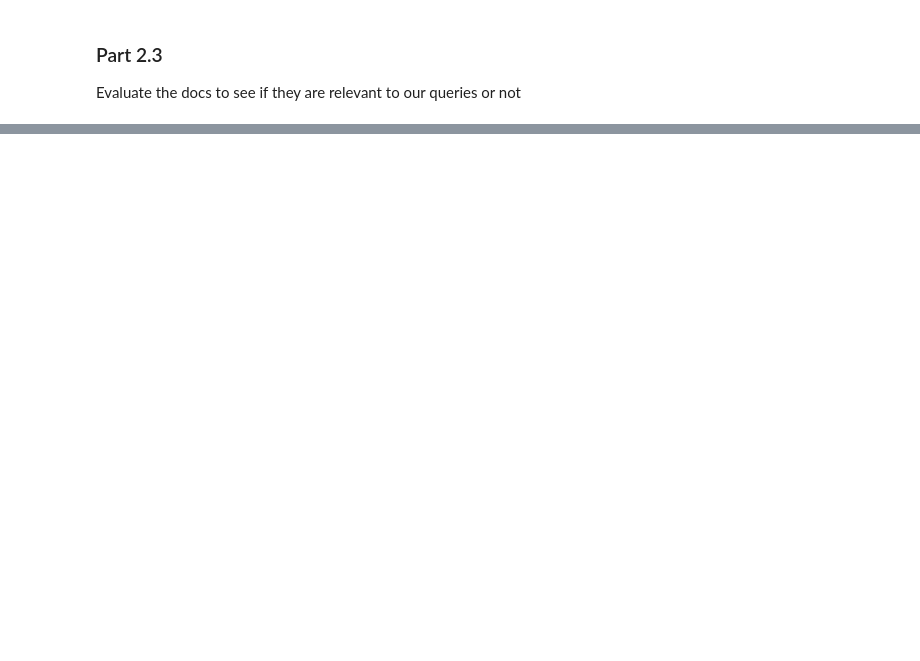
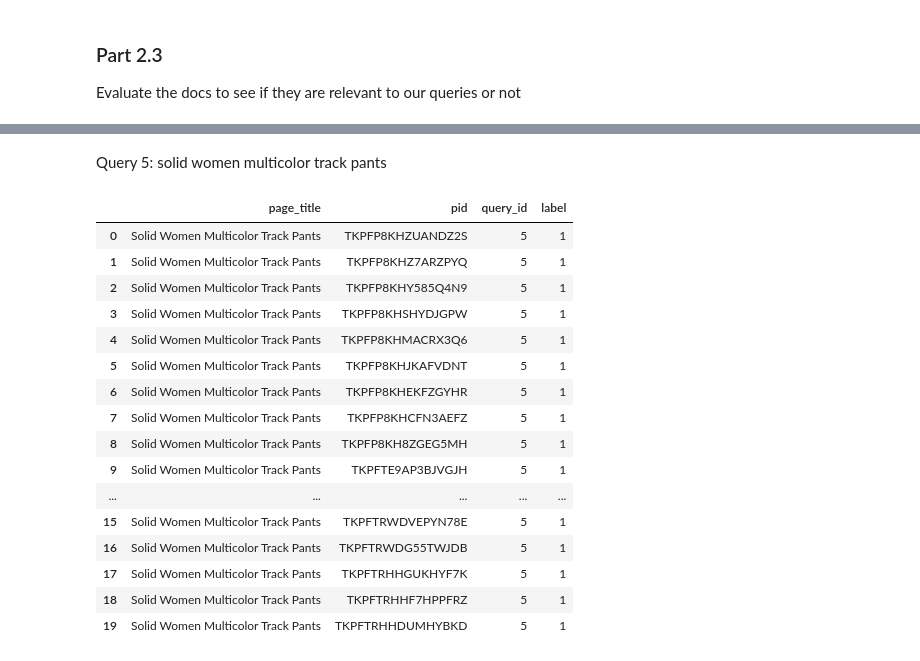
Before and after one commit to PereAhrigones/IRWA-2025, a Jupyter notebook: project_progress/part_2/part2.ipynb, the cells around one changed output, grey strips where cells are left out. Cells and saved outputs as stored; diff of their text form; code cells hidden in the pictures; blank space fills up the shorter version.

```diff
--- a/project_progress/part_2/part2.ipynb
+++ b/project_progress/part_2/part2.ipynb
@@ -244,0 +342,27 @@ Evaluate the docs to see if they are relevant to our queries or not
+# %% [markdown]
+Query 5: solid women multicolor track pants
+# %%
+query5 = "solid women multicolor track pants"
+top = 20
+ranked_docs_q5 = search_tfidf(query5, index, idf, tf, title_index)
+# %%
+query5_df = pd.DataFrame([{"page_title": title_index[d_id], "pid": d_id, "query_id": 5, "label": 1} for d_id in ranked_docs_q5[:top]])
+query5_df.head(20)
+# %% [output]
+|  | page_title | pid | query_id | label |
+| 0 | Solid Women Multicolor Track Pants | TKPFP8KHZUANDZ2S | 5 | 1 |
+| 1 | Solid Women Multicolor Track Pants | TKPFP8KHZ7ARZPYQ | 5 | 1 |
+| 2 | Solid Women Multicolor Track Pants | TKPFP8KHY585Q4N9 | 5 | 1 |
+| 3 | Solid Women Multicolor Track Pants | TKPFP8KHSHYDJGPW | 5 | 1 |
+| 4 | Solid Women Multicolor Track Pants | TKPFP8KHMACRX3Q6 | 5 | 1 |
+| 5 | Solid Women Multicolor Track Pants | TKPFP8KHJKAFVDNT | 5 | 1 |
+| 6 | Solid Women Multicolor Track Pants | TKPFP8KHEKFZGYHR | 5 | 1 |
+| 7 | Solid Women Multicolor Track Pants | TKPFP8KHCFN3AEFZ | 5 | 1 |
+| 8 | Solid Women Multicolor Track Pants | TKPFP8KH8ZGEG5MH | 5 | 1 |
+| 9 | Solid Women Multicolor Track Pants | TKPFTE9AP3BJVGJH | 5 | 1 |
+| ... | ... | ... | ... | ... |
+| 15 | Solid Women Multicolor Track Pants | TKPFTRWDVEPYN78E | 5 | 1 |
+| 16 | Solid Women Multicolor Track Pants | TKPFTRWDG55TWJDB | 5 | 1 |
+| 17 | Solid Women Multicolor Track Pants | TKPFTRHHGUKHYF7K | 5 | 1 |
+| 18 | Solid Women Multicolor Track Pants | TKPFTRHHF7HPPFRZ | 5 | 1 |
+| 19 | Solid Women Multicolor Track Pants | TKPFTRHHDUMHYBKD | 5 | 1 |
```
Also changed, not shown: parts of 24 cells of this notebook.
